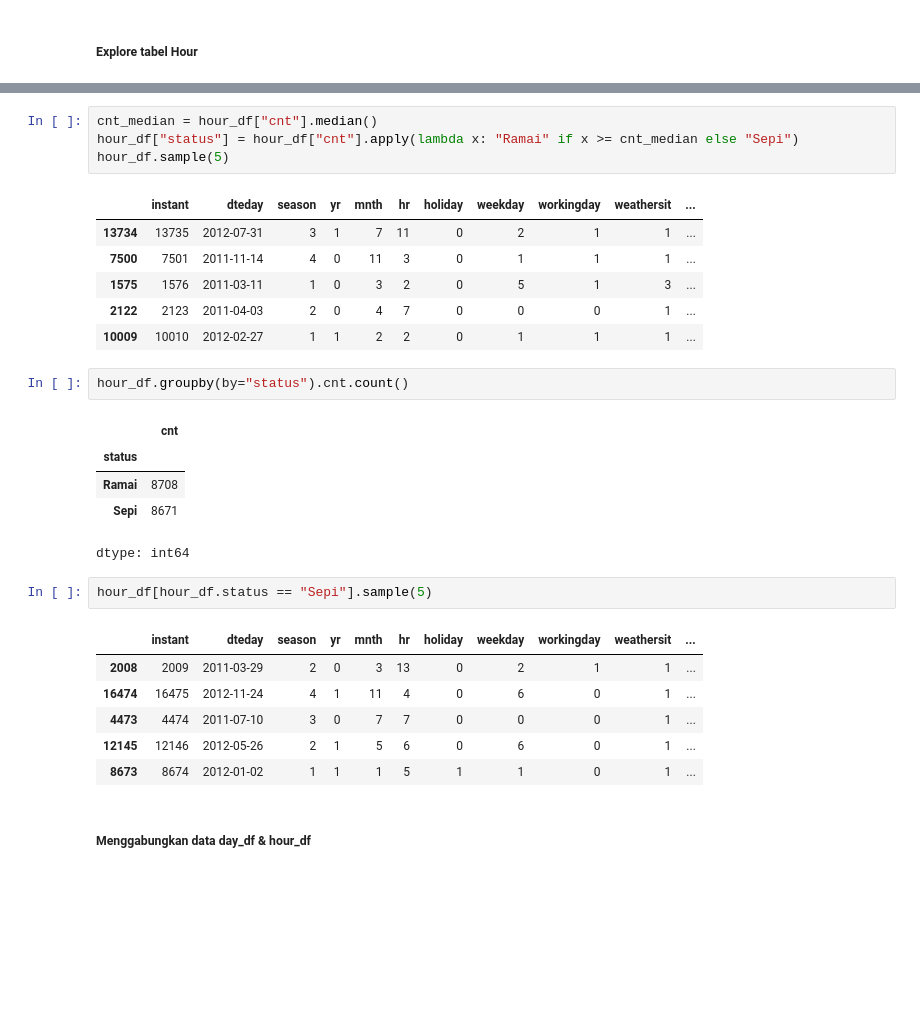
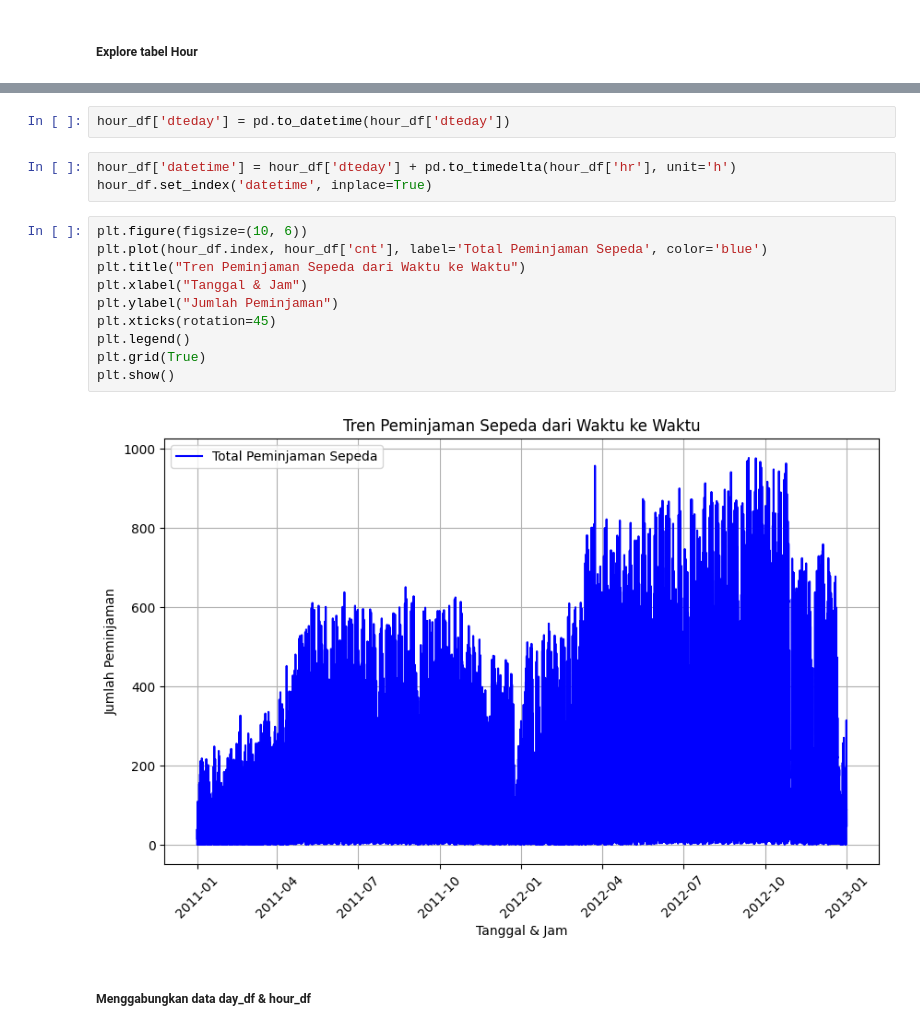
Before and after one commit to nicholasanayaputra/submission-analisa-data-dicoding, a Jupyter notebook: Proyek_Analisis_Data.ipynb, the cells around one changed output, grey strips where cells are left out. Drawn from its saved outputs; the diff is of its cells as text; blank space fills up the shorter version.

```diff
--- a/Proyek_Analisis_Data.ipynb
+++ b/Proyek_Analisis_Data.ipynb
@@ -346,31 +287,20 @@ hour_df.cnt.hist()
-# %%
-cnt_median = hour_df["cnt"].median()
-hour_df["status"] = hour_df["cnt"].apply(lambda x: "Ramai" if x >= cnt_median else "Sepi")
-hour_df.sample(5)
-# %% [output]
-|  | instant | dteday | season | yr | mnth | hr | holiday | weekday | workingday | weathersit | ... |
-| 13734 | 13735 | 2012-07-31 | 3 | 1 | 7 | 11 | 0 | 2 | 1 | 1 | ... |
-| 7500 | 7501 | 2011-11-14 | 4 | 0 | 11 | 3 | 0 | 1 | 1 | 1 | ... |
-| 1575 | 1576 | 2011-03-11 | 1 | 0 | 3 | 2 | 0 | 5 | 1 | 3 | ... |
-| 2122 | 2123 | 2011-04-03 | 2 | 0 | 4 | 7 | 0 | 0 | 0 | 1 | ... |
-| 10009 | 10010 | 2012-02-27 | 1 | 1 | 2 | 2 | 0 | 1 | 1 | 1 | ... |
-# %%
-hour_df.groupby(by="status").cnt.count()
-# %% [output]
-|  | cnt |
-| status |  |
-| Ramai | 8708 |
-| Sepi | 8671 |
-dtype: int64
-# %%
-hour_df[hour_df.status == "Sepi"].sample(5)
-# %% [output]
-|  | instant | dteday | season | yr | mnth | hr | holiday | weekday | workingday | weathersit | ... |
-| 2008 | 2009 | 2011-03-29 | 2 | 0 | 3 | 13 | 0 | 2 | 1 | 1 | ... |
-| 16474 | 16475 | 2012-11-24 | 4 | 1 | 11 | 4 | 0 | 6 | 0 | 1 | ... |
-| 4473 | 4474 | 2011-07-10 | 3 | 0 | 7 | 7 | 0 | 0 | 0 | 1 | ... |
-| 12145 | 12146 | 2012-05-26 | 2 | 1 | 5 | 6 | 0 | 6 | 0 | 1 | ... |
-| 8673 | 8674 | 2012-01-02 | 1 | 1 | 1 | 5 | 1 | 1 | 0 | 1 | ... |
+# %%
+hour_df['dteday'] = pd.to_datetime(hour_df['dteday'])
+# %%
+hour_df['datetime'] = hour_df['dteday'] + pd.to_timedelta(hour_df['hr'], unit='h')
+hour_df.set_index('datetime', inplace=True)
+# %%
+plt.figure(figsize=(10, 6))
+plt.plot(hour_df.index, hour_df['cnt'], label='Total Peminjaman Sepeda', color='blue')
+plt.title("Tren Peminjaman Sepeda dari Waktu ke Waktu")
+plt.xlabel("Tanggal & Jam")
+plt.ylabel("Jumlah Peminjaman")
+plt.xticks(rotation=45)
+plt.legend()
+plt.grid(True)
+plt.show()
+# %% [output]
+[figure, added]
 # %% [markdown]
 ##### Menggabungkan data day_df & hour_df
 # %%
```
Also changed, not shown: parts of 41 cells of this notebook, 2 other files.
